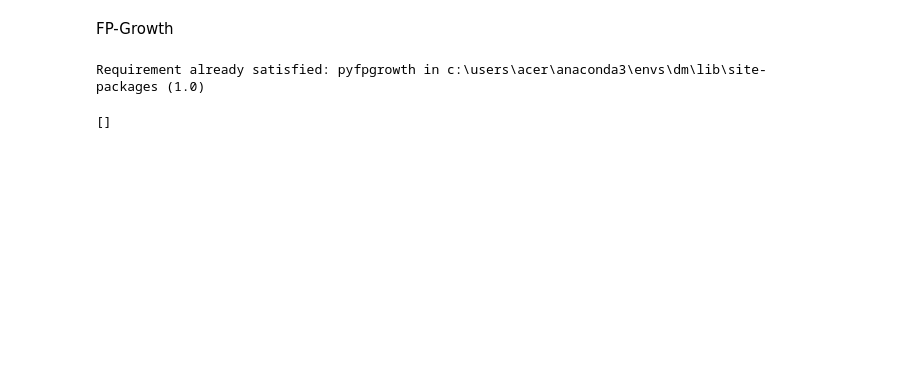
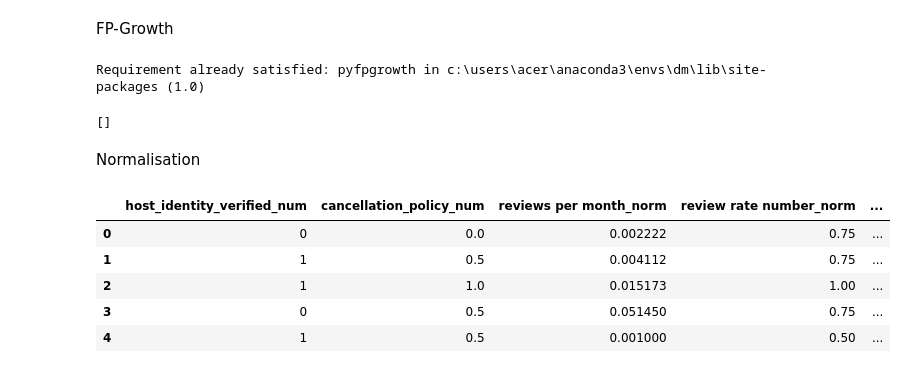
Before and after one commit to x-uaaan/T2530-Airbnb-Open-Data, a Jupyter notebook: data mining.ipynb, the cells around one changed output. Drawn from its saved outputs; the diff is of its cells as text; code cells hidden in the pictures; blank space fills up the shorter version.

```diff
--- a/data mining.ipynb
+++ b/data mining.ipynb
@@ -87,3 +86,69 @@ pairs = sorted(pairs, key=lambda x: x[2], reverse=True)[:20]
 pairs
 # %% [output]
 []
+# %% [markdown]
+Normalisation
+# %%
+# Normalisation and encoding
+
+def _pick_column(df, candidates):
+    for name in candidates:
+        if name in df.columns:
+            return name
+    return None
+
+# host_identity_verified: unconfirmed=0, verified=1
+host_col = _pick_column(cleaned_data, ["host_identity_verified", "host identity verified"])
+if host_col is not None:
+    host_map = {"unconfirmed": 0, "verified": 1}
+    cleaned_data["host_identity_verified_num"] = (
+        cleaned_data[host_col]
+        .astype("string")
+        .str.strip()
+        .str.lower()
+        .map(host_map)
+    )
+
+# cancellation_policy: strict=0, moderate=0.5, flexible=1
+cancel_col = _pick_column(cleaned_data, ["cancellation_policy", "cancellation policy"])
+if cancel_col is not None:
+    cancel_map = {"strict": 0, "moderate": 0.5, "flexible": 1}
+    cleaned_data["cancellation_policy_num"] = (
+        cleaned_data[cancel_col]
+        .astype("string")
+        .str.strip()
+        .str.lower()
+        .map(cancel_map)
+    )
+
+# Min-max normalization for numeric columns
+numeric_cols = [
+    "reviews per month",
+    "review rate number",
+    "calculated host listings count",
+    "total price",
+    "Construction year",
+]
+
+for col in numeric_cols:
+    if col not in cleaned_data.columns:
+        continue
+    values = pd.to_numeric(cleaned_data[col], errors="coerce")
+    min_val = values.min(skipna=True)
+    max_val = values.max(skipna=True)
+    denom = (max_val - min_val) if pd.notna(max_val) and pd.notna(min_val) else None
+
+    norm_col = f"{col}_norm"
+    if denom and denom != 0:
+        cleaned_data[norm_col] = (values - min_val) / denom
+    else:
+        cleaned_data[norm_col] = pd.NA
+
+cleaned_data[[c for c in cleaned_data.columns if c.endswith("_num") or c.endswith("_norm")]].head()
+# %% [output]
+|  | host_identity_verified_num | cancellation_policy_num | reviews per month_norm | review rate number_norm | ... |
+| 0 | 0 | 0.0 | 0.002222 | 0.75 | ... |
+| 1 | 1 | 0.5 | 0.004112 | 0.75 | ... |
+| 2 | 1 | 1.0 | 0.015173 | 1.00 | ... |
+| 3 | 0 | 0.5 | 0.051450 | 0.75 | ... |
+| 4 | 1 | 0.5 | 0.001000 | 0.50 | ... |
```
Also changed, not shown: parts of 5 cells of this notebook, 2 other files.
